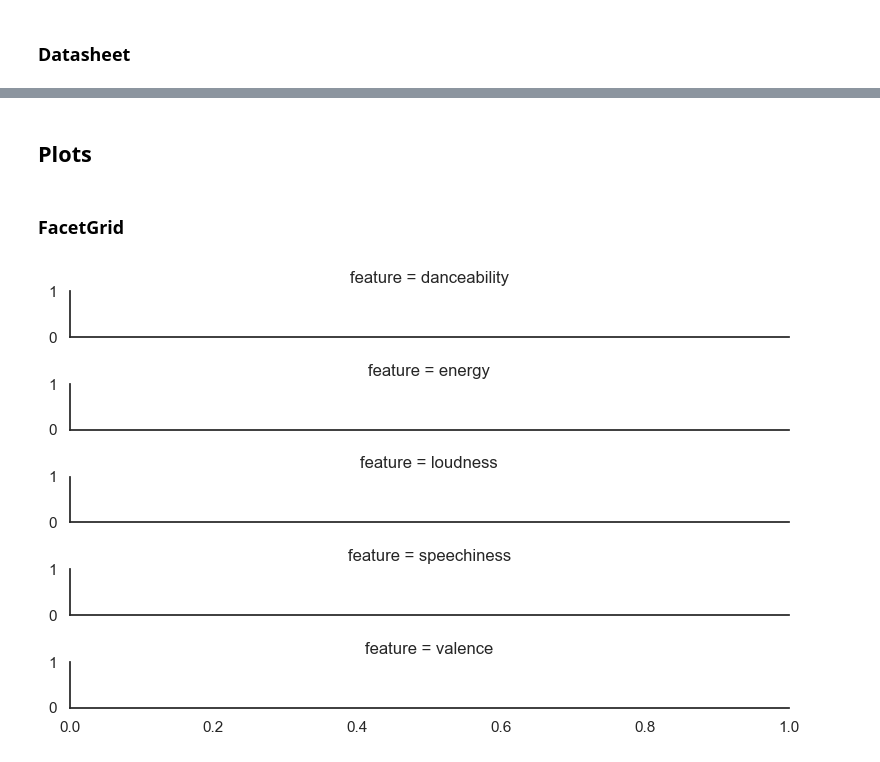
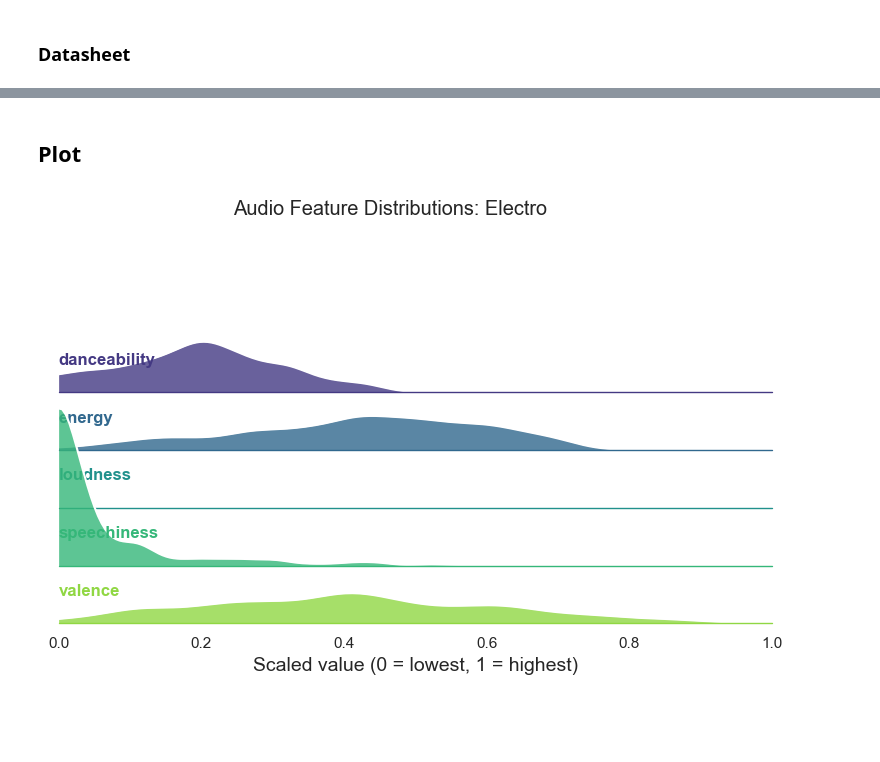
Before and after one commit to shouvik-maity/Spotify-Audio-Features-Analysis--College-Mini-Project, a Jupyter notebook: spotifyreport.ipynb, the cells around one changed output, grey strips where cells are left out. Saved outputs shown, nothing was run; the diff lists cells and outputs as text; code cells hidden in the pictures; blank space fills up the shorter version.

```diff
--- a/spotifyreport.ipynb
+++ b/spotifyreport.ipynb
@@ -145,11 +152,25 @@ long_df.head()
 # %% [markdown]
-## Plots
+## Plot
-# %% [markdown]
-### FacetGrid
 # %%
 sns.set_theme(style="white", rc={"axes.facecolor": (0, 0, 0, 0)})
 palette = sns.color_palette("viridis", len(features))
 
 g = sns.FacetGrid(long_df, row="feature", hue="feature",aspect=8, height=1.0, palette=palette)
+g.map(sns.kdeplot, "value", bw_adjust=0.8, clip=(0, 1),fill=True, alpha=0.8, linewidth=0)
+g.map(sns.kdeplot, "value", bw_adjust=0.8, clip=(0, 1),color="white", linewidth=1.5)
+g.refline(y=0, linewidth=1, linestyle="-", color=None, clip_on=False)
+def label(x, color, label):
+    ax = plt.gca()
+    ax.text(0, 0.2, label, fontweight="bold", color=color,ha="left", va="center", transform=ax.transAxes)
+g.map(label, "value")
+g.figure.subplots_adjust(hspace=-0.55)
+g.set_titles("")
+g.set(yticks=[], ylabel="", xlim=(0, 1))
+g.despine(bottom=True, left=True)
+g.set_xlabels("Scaled value (0 to 1)", fontsize=12)
+g.figure.suptitle(f"Audio Feature Distributions: {genre.title()}",
+                  fontsize=16, fontweight="bold", y=1.0)
+
+plt.show()
 # %% [output]
-[figure, old version]
+[figure, new version]
```
Also changed, not shown: parts of 1 cell of this notebook.
